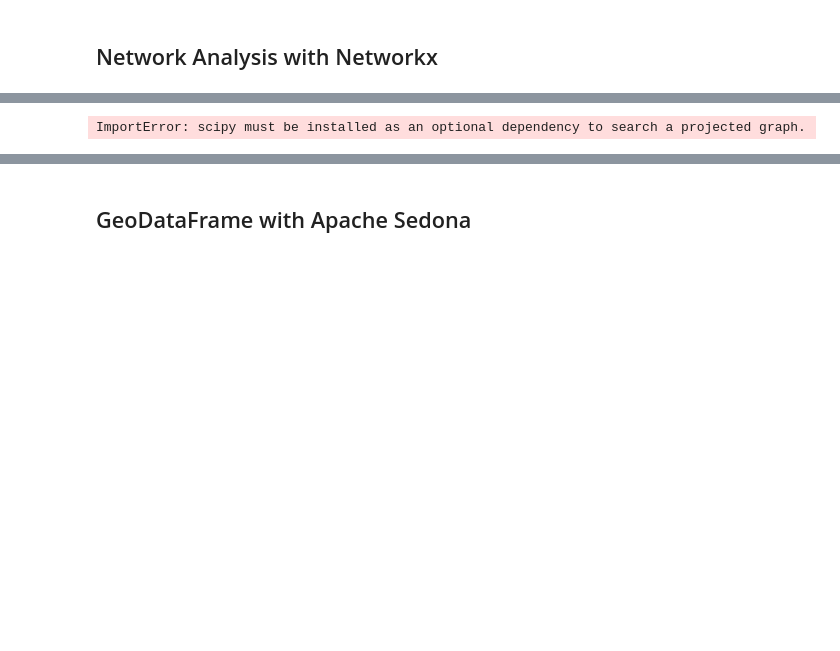
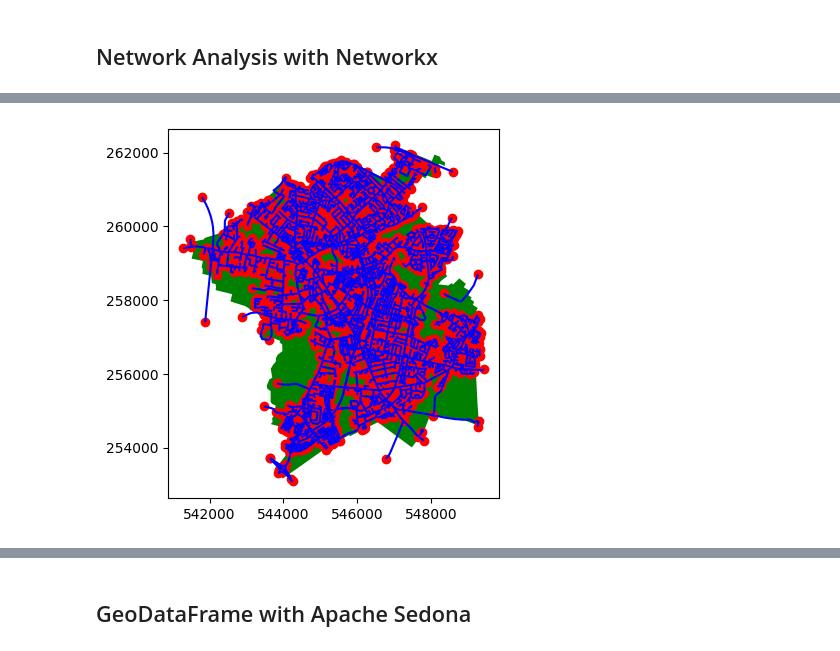
Before and after one commit to sdgresearch/3-30-300-analysis, a Jupyter notebook: notebooks/sedona_processing.ipynb, the cells around one changed output, grey strips where cells are left out. Cells and saved outputs as stored; diff of their text form; code cells hidden in the pictures; blank space fills up the shorter version.

```diff
--- a/notebooks/sedona_processing.ipynb
+++ b/notebooks/sedona_processing.ipynb
@@ -97,3 +102,10 @@ public_park_access_gdf = green_space_access_gdf.copy()[green_space_access_gdf['r
+# %%
+ax = geo_boundary_gdf.plot(color='green')
+geo_road_edges_gdf.plot(ax=ax, color='blue')
+geo_road_nodes_gdf.plot(ax=ax, color='red')
+plt.show()
+# %% [output]
+[figure, added]
 # %%
 geo_public_park_site_gdf = gpd.sjoin(public_park_site_gdf, geo_boundary_gdf).reset_index(drop=True)
 geo_public_park_access_gdf = gpd.sjoin(public_park_access_gdf, geo_boundary_gdf).reset_index(drop=True)
@@ -111,4 +118,3 @@ geo_graph = ox.graph_from_gdfs(geo_road_nodes_gdf, geo_road_edges_gdf)
 # %%
-ox.distance.nearest_nodes(geo_graph, geo_buildings_gdf.geometry.centroid.x[0], geo_buildings_gdf.geometry.centroid.y[0])
+geo_public_park_access_gdf['nearest_road_node'] = ox.distance.nearest_nodes(geo_graph, geo_public_park_access_gdf.geometry.centroid.x, geo_public_park_access_gdf.geometry.centroid.y)
+geo_buildings_gdf['nearest_road_node'] = ox.distance.nearest_nodes(geo_graph, geo_buildings_gdf.geometry.centroid.x, geo_buildings_gdf.geometry.centroid.y)
-# %% [output]
-ImportError: scipy must be installed as an optional dependency to search a projected graph.
```
Also changed, not shown: parts of 11 cells of this notebook, 2 other files.
